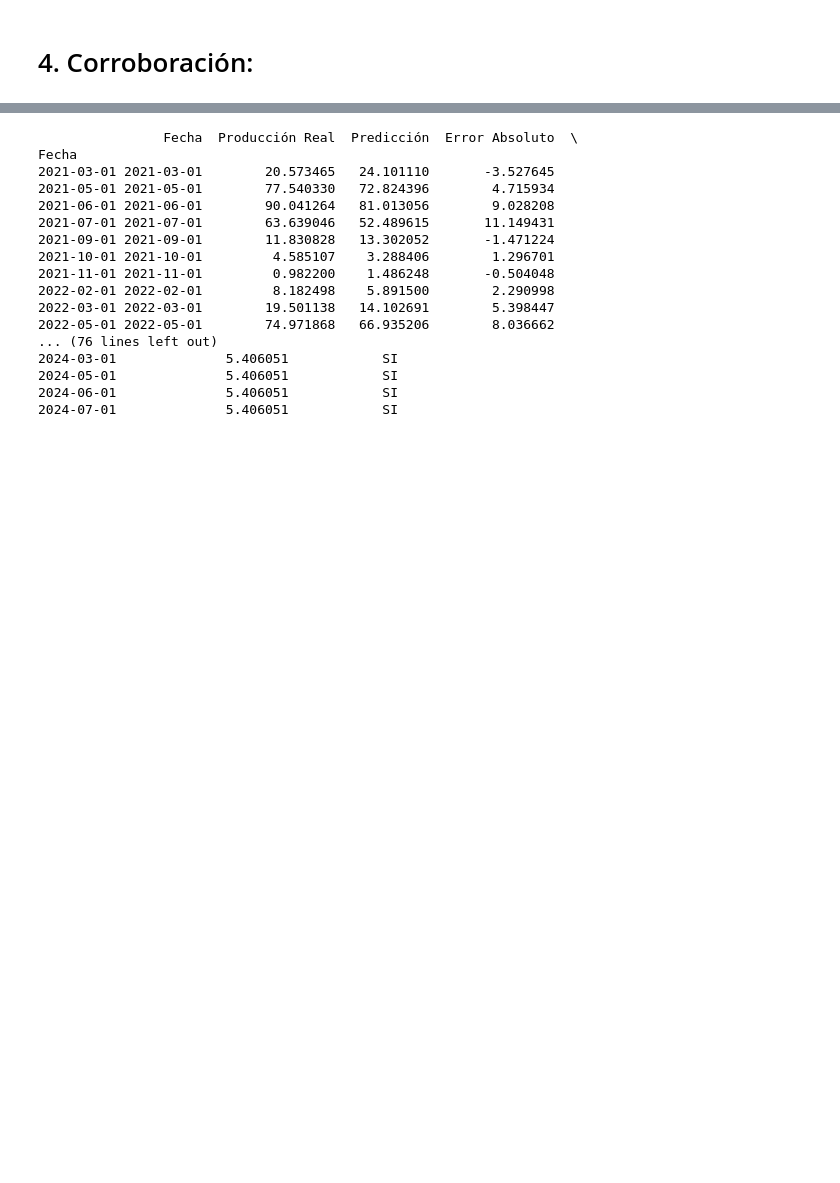
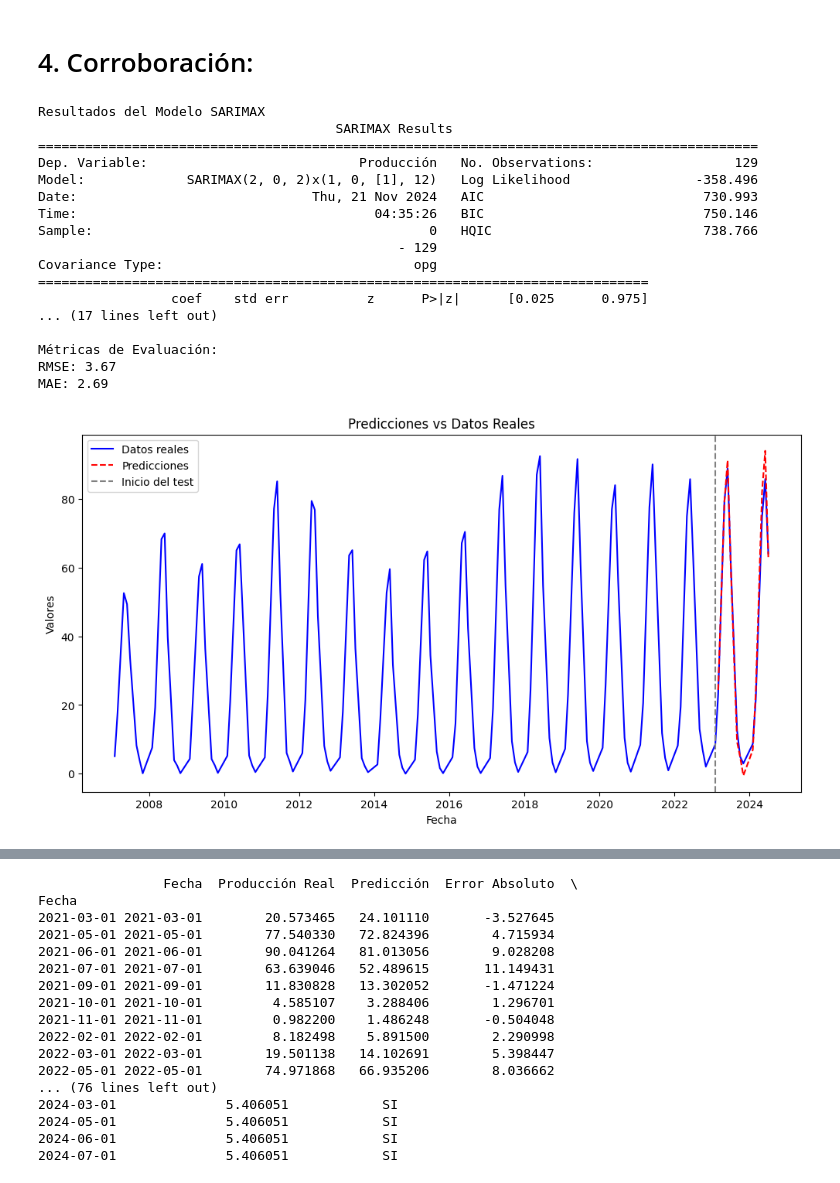
Before and after one commit to gapv09/Trabajos-Aplicativos, a Jupyter notebook: Café.ipynb, the cells around one changed output, grey strips where cells are left out. Cells and saved outputs as stored; diff of their text form; code cells hidden in the pictures; blank space fills up the shorter version.

```diff
--- a/Café.ipynb
+++ b/Café.ipynb
@@ -671,3 +698,82 @@ Prueba de Ljung-Box para residuos:
 En resumen, aunque el modelo actual captura gran parte de la estructura, los resultados indican que aún existen patrones no capturados. Por lo tanto, se recomienda un ajuste adicional del modelo para reducir la autocorrelación residual.
 # %% [markdown]
 # 4. Corroboración:
+# %%
+# Importar librerías necesarias
+import pandas as pd
+import numpy as np
+from statsmodels.tsa.statespace.sarimax import SARIMAX
+from sklearn.metrics import mean_squared_error, mean_absolute_error
+import matplotlib.pyplot as plt
+
+# Ruta del archivo de Excel
+ruta_archivo = '/content/Cafe.xlsx'  # Ajusta esta ruta si es necesario
+
+# Leer el archivo de Excel
+df = pd.read_excel(ruta_archivo)
+
+# Convertir la columna de 'fecha' al tipo de dato datetime especificando el formato
+df['Fecha'] = pd.to_datetime(df['Fecha'], format='%b%y', errors='coerce')
+
+# Eliminar filas con fechas no parseadas
+df.dropna(subset=['Fecha'], inplace=True)
+
+# Configurar 'fecha' como índice
+df.set_index('Fecha', inplace=True)
+data = df['Producción']  # Reemplaza 'Valor' con la columna que contiene los datos de tu serie temporal
+
+# Separar los últimos 12 datos
+train = data[:-12]
+test = data[-12:]
+
+# Ajustar el modelo SARIMAX(2,0,2)(1,0,1)[12] en los datos de entrenamiento
+model = SARIMAX(train,
+                order=(2, 0, 2),
+                seasonal_order=(1, 0, 1, 12),
+                enforce_stationarity=False,
+                enforce_invertibility=False)
+
+results = model.fit(disp=False)
+
+# Predecir los últimos 12 valores
+forecast = results.forecast(steps=12)
+
+# Comparar predicciones con los datos reales
+rmse = np.sqrt(mean_squared_error(test, forecast))
+mae = mean_absolute_error(test, forecast)
+
+print("Resultados del Modelo SARIMAX")
+print(results.summary())
+print("\nMétricas de Evaluación:")
+print(f"RMSE: {rmse:.2f}")
+print(f"MAE: {mae:.2f}")
+
+# Visualizar predicciones frente a los datos reales
+plt.figure(figsize=(12, 6))
+plt.plot(data, label='Datos reales', color='blue')
+plt.plot(test.index, forecast, label='Predicciones', color='red', linestyle='--')
+plt.axvline(x=train.index[-1], color='gray', linestyle='--', label='Inicio del test')
+plt.legend()
+plt.title("Predicciones vs Datos Reales")
+plt.xlabel("Fecha")
+plt.ylabel("Valores")
+plt.show()
+# %% [output]
+Resultados del Modelo SARIMAX
+                                      SARIMAX Results
+============================================================================================
+Dep. Variable:                           Producción   No. Observations:                  129
+Model:             SARIMAX(2, 0, 2)x(1, 0, [1], 12)   Log Likelihood                -358.496
+Date:                              Thu, 21 Nov 2024   AIC                            730.993
+Time:                                      04:35:26   BIC                            750.146
+Sample:                                           0   HQIC                           738.766
+                                              - 129
+Covariance Type:                                opg
+==============================================================================
+                 coef    std err          z      P>|z|      [0.025      0.975]
+... (17 lines left out)
+
+Métricas de Evaluación:
+RMSE: 3.67
+MAE: 2.69
+[figure, added]
```
Also changed, not shown: parts of 16 cells of this notebook.
